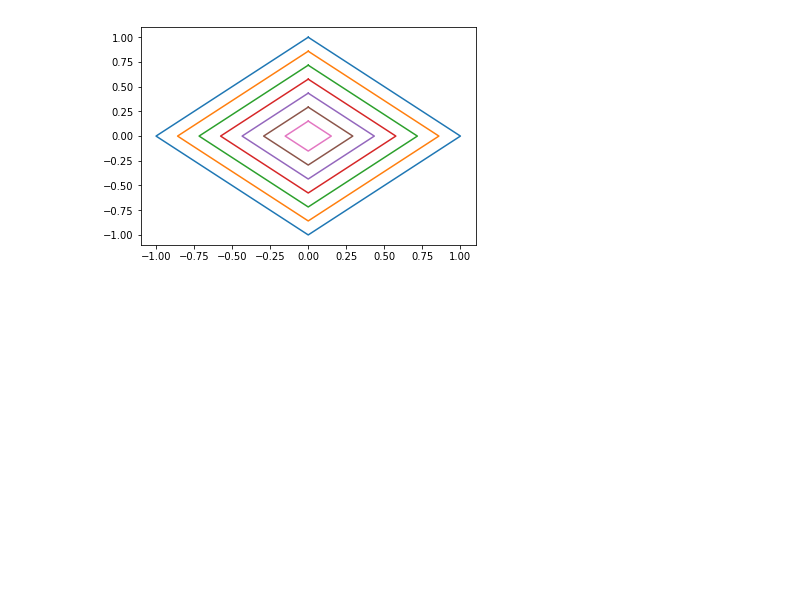
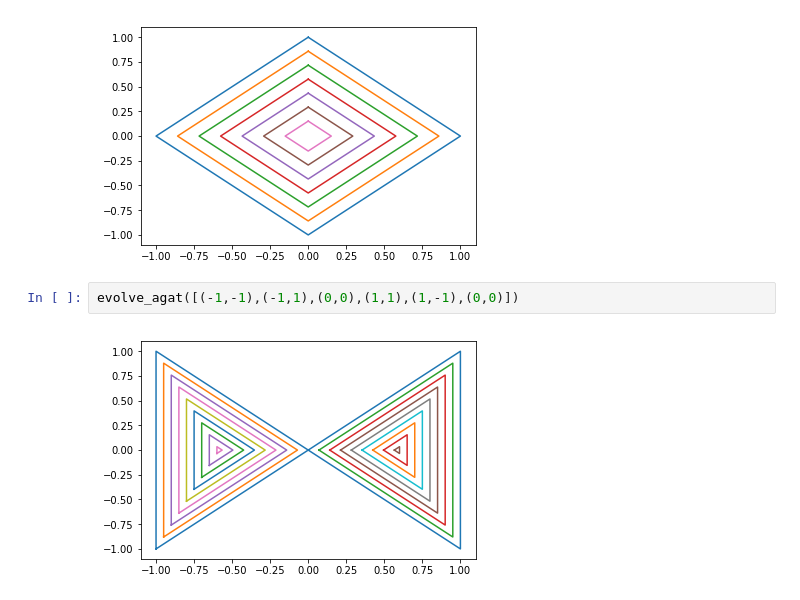
Before and after one commit to alicjadut/Agate-Evolver, a Jupyter notebook: evolver_demo.ipynb, the cells around one changed output. Drawn from its saved outputs; the diff is of its cells as text; blank space fills up the shorter version.

```diff
--- a/evolver_demo.ipynb
+++ b/evolver_demo.ipynb
@@ -14,3 +14,7 @@ evolve_agat(first_layer,min_area=0.1)
 evolve_agat(first_layer,layer_width=0.1)
 # %% [output]
 [figure]
+# %%
+evolve_agat([(-1,-1),(-1,1),(0,0),(1,1),(1,-1),(0,0)])
+# %% [output]
+[figure, added]
```
Also changed, not shown: 1 other file.
